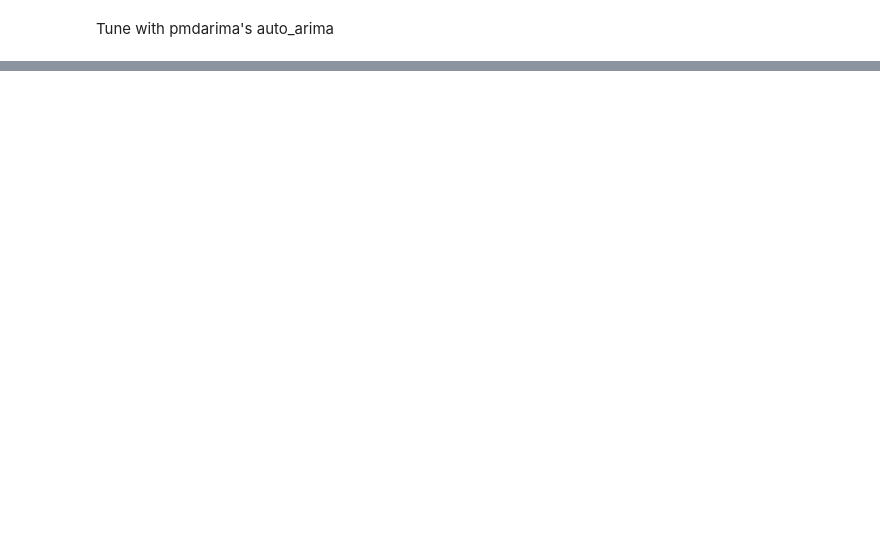
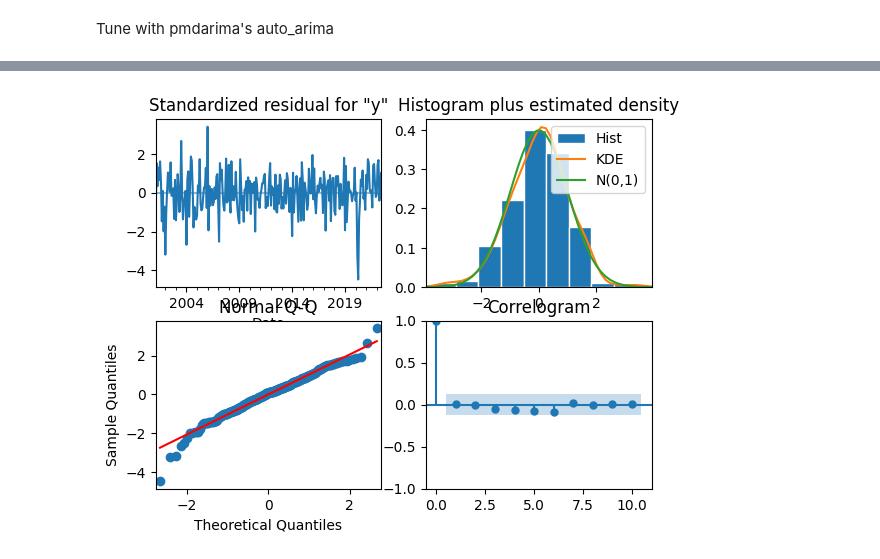
Before and after one commit to Hibashanti/Time-Series-Analysis, a Jupyter notebook: Chicago_Crimes_Core.ipynb, the cells around one changed output, grey strips where cells are left out. Cells and saved outputs as stored; diff of their text form; code cells hidden in the pictures; blank space fills up the shorter version.

```diff
--- a/Chicago_Crimes_Core.ipynb
+++ b/Chicago_Crimes_Core.ipynb
@@ -659,0 +768,5 @@ Tune with pmdarima's auto_arima
+# %%
+# The diagnostics
+ax=sarima_2.plot_diagnostics();
+# %% [output]
+[figure, added]
```
Also changed, not shown: parts of 11 cells of this notebook.
